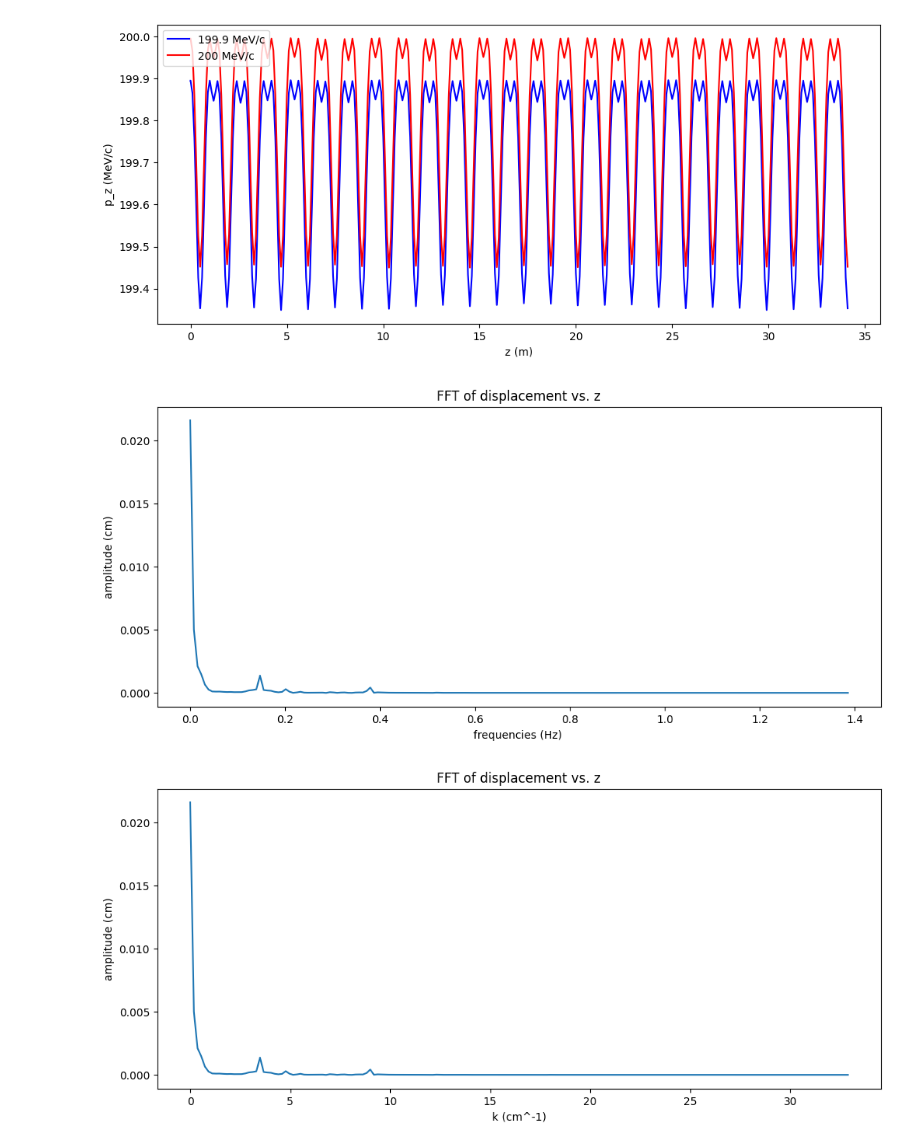
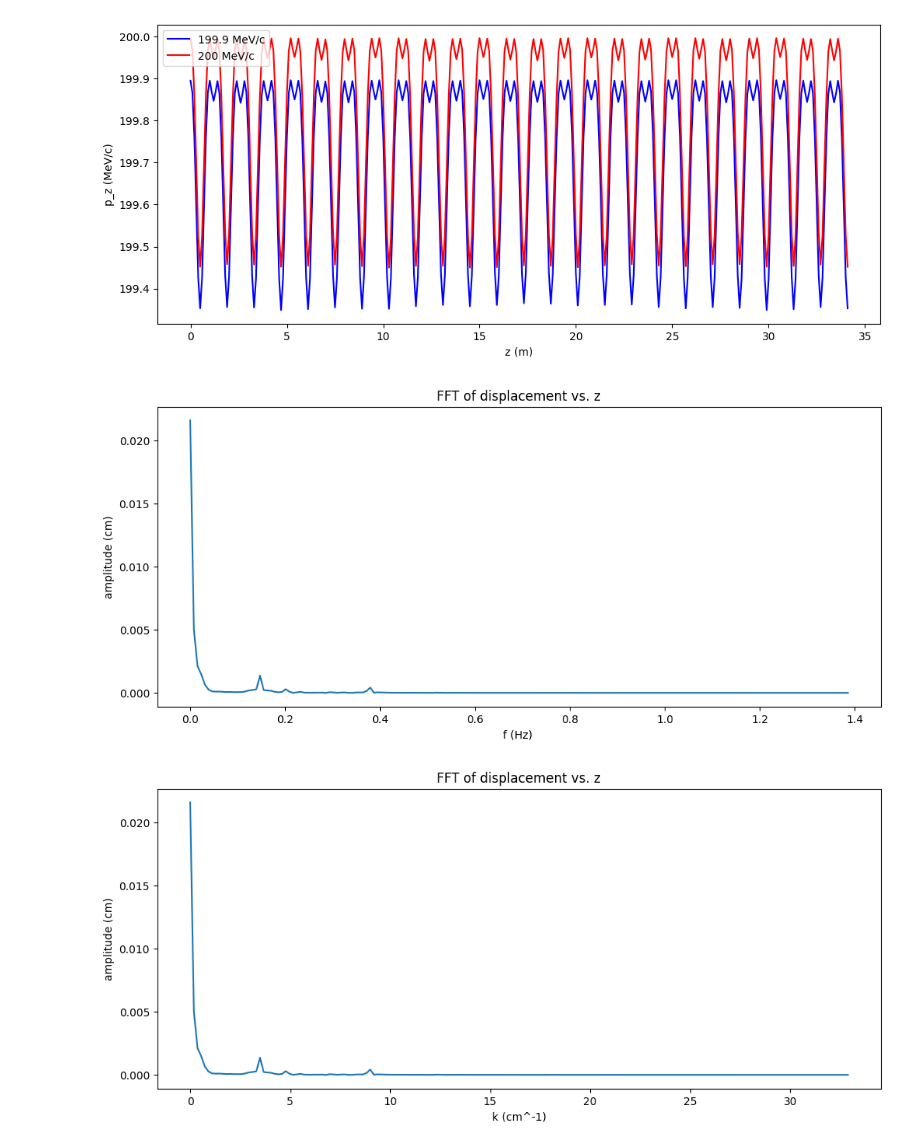
Before and after one commit to criggall/muon-cooling, a Jupyter notebook: Simplified-HFOFO/plot-compare-particles-dp.ipynb, the cells around one changed output. Drawn from its saved outputs; the diff is of its cells as text; code cells hidden in the pictures.

```diff
--- a/Simplified-HFOFO/plot-compare-particles.ipynb
+++ b/Simplified-HFOFO/plot-compare-particles-dp.ipynb
@@ -389,34 +383,34 @@ plt.show()
 # %%
 ##### FFT displacements in time basis #####
 
 # Evenly space z values:
 t_uniform = np.linspace(np.min(t_vals), np.max(t_vals), len(t_vals))
 displacements_interp_func = interp1d(t_vals, displacements)
 displacements_uniform = displacements_interp_func(t_uniform)
 
 # Perform FFT:
 fft = np.fft.fft(displacements_uniform)
 dt = t_uniform[1] - t_uniform[0]
 N = len(t_uniform)
 freqs = np.fft.fftfreq(N, d=dt)
 
 # Normalize amplitudes:
 amplitude = 2 * np.abs(fft) / N
 
 # Only take positive wave numbers:
 half_N = N // 2
 positive_freqs = freqs[:half_N]
 positive_amplitude = amplitude[:half_N]
 
 # Plot FFT:
 plt.figure(figsize=(12, 5))
 plt.plot(positive_freqs, positive_amplitude)
-plt.xlabel('frequencies (Hz) ')
+plt.xlabel('f (Hz) ')
 plt.ylabel('amplitude (cm)')
 plt.title('FFT of displacement vs. z')
 plt.show()
 # %% [output]
-[figure, old version]
+[figure, new version]
 # %%
 ##### FFT displacements in position basis #####
 
```
Also changed, not shown: parts of 5 cells of this notebook, 21 other files.
